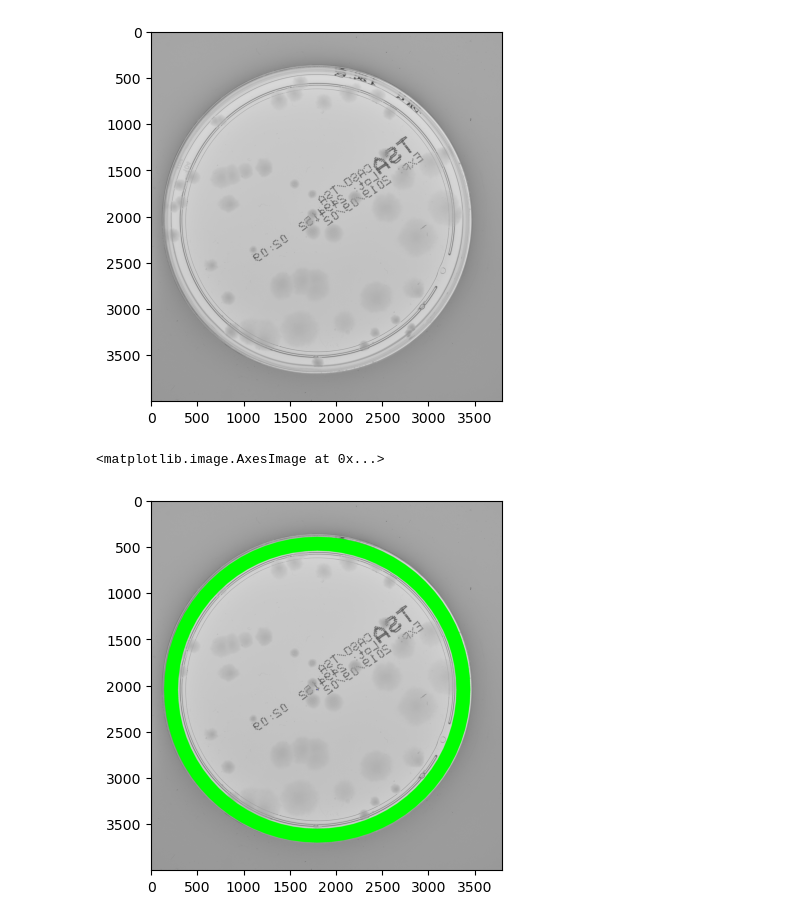
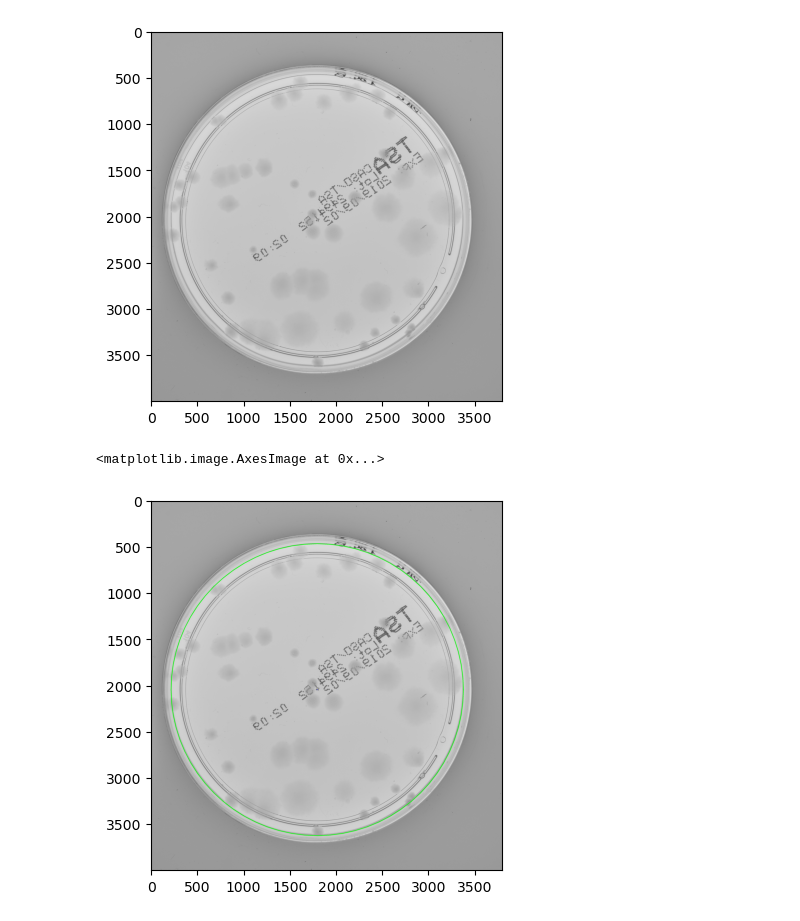
Before and after one commit to kparocki/settlersofagar, a Jupyter notebook: CircleFunction.ipynb, the cells around one changed output. Drawn from its saved outputs; the diff is of its cells as text; code cells hidden in the pictures.

```diff
--- a/CircleFunction.ipynb
+++ b/CircleFunction.ipynb
@@ -20,15 +20,15 @@ plt.imshow(cimg)
 # %%
 circles = cv.HoughCircles(img, cv.HOUGH_GRADIENT,
                           4, 10000, param1=200, param2=200,
                           minRadius=1500, maxRadius=1800)
 
 circles = np.uint16(np.around(circles)) #round the values to whole numbers and make them of type int
 
 for c in circles[0, :]:
-    cv.circle(cimg, (c[0], c[1]), c[2], (0, 255, 0), 150) #draw the outer circle
+    cv.circle(cimg, (c[0], c[1]), c[2], (0, 255, 0), 5) #draw the outer circle
     cv.circle(cimg, (c[0], c[1]), 1, (0, 0, 255), 5) #draw circle center
 
 plt.imshow(cimg)
 # %% [output]
 <matplotlib.image.AxesImage at 0x...>
-[figure, old version]
+[figure, new version]
```
Also changed, not shown: parts of 3 cells of this notebook, 1 other file.
